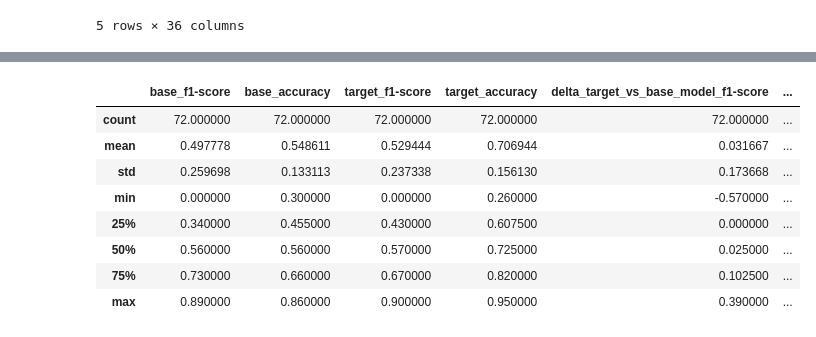
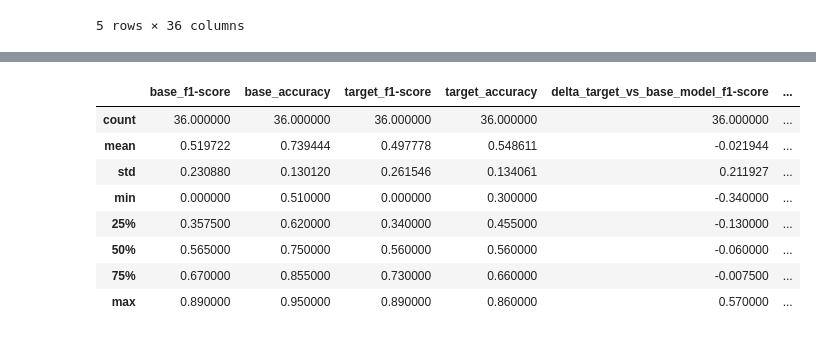
Before and after one commit to elangovana/uncertainty-paper-code, a Jupyter notebook: notebooks/gemni2_vs_3_analysis.ipynb, the cells around one changed output, grey strips where cells are left out. Saved outputs shown, nothing was run; the diff lists cells and outputs as text; code cells hidden in the pictures.

```diff
--- a/notebooks/gemni2_vs_3_analysis.ipynb
+++ b/notebooks/gemni2_vs_3_analysis.ipynb
@@ -58,35 +81,35 @@ pd_gpt_51.head()
 # %%
 
-def df_compare_scores(df_base_model, df_target_model ):
+def df_compare_scores( df_target_model, df_base_model ):
     df_compare_scores = pd.DataFrame()
     df_compare_scores["base_f1-score"]=df_base_model["model_f1-score"]
     df_compare_scores["base_accuracy"]=df_base_model["model_accuracy"]
 
     df_compare_scores["target_f1-score"]=df_target_model["model_f1-score"]
     df_compare_scores["target_accuracy"]=df_target_model["model_accuracy"]
 
     df_compare_scores["delta_target_vs_base_model_f1-score"]= df_compare_scores["target_f1-score"] - df_compare_scores["base_f1-score"]
     df_compare_scores["delta_target_vs_base_model_accuracy"]= df_compare_scores["target_accuracy"]-df_compare_scores["base_accuracy"]
 
     return df_compare_scores
 
-scores_df = pd.concat([df_compare_scores(pd_gemini_2, pd_gemini_3), df_compare_scores(pd_gemini_2, pd_gpt_51)])
+scores_df = df_compare_scores(pd_gemini_2, pd_gemini_3)
 
 
 
 # F1
 
 scores_df.describe()
 # %% [output]
 |  | base_f1-score | base_accuracy | target_f1-score | target_accuracy | delta_target_vs_base_model_f1-score | ... |
-| count | 72.000000 | 72.000000 | 72.000000 | 72.000000 | 72.000000 | ... |
-| mean | 0.497778 | 0.548611 | 0.529444 | 0.706944 | 0.031667 | ... |
-| std | 0.259698 | 0.133113 | 0.237338 | 0.156130 | 0.173668 | ... |
-| min | 0.000000 | 0.300000 | 0.000000 | 0.260000 | -0.570000 | ... |
-| 25% | 0.340000 | 0.455000 | 0.430000 | 0.607500 | 0.000000 | ... |
-| 50% | 0.560000 | 0.560000 | 0.570000 | 0.725000 | 0.025000 | ... |
-| 75% | 0.730000 | 0.660000 | 0.670000 | 0.820000 | 0.102500 | ... |
-| max | 0.890000 | 0.860000 | 0.900000 | 0.950000 | 0.390000 | ... |
+| count | 36.000000 | 36.000000 | 36.000000 | 36.000000 | 36.000000 | ... |
+| mean | 0.519722 | 0.739444 | 0.497778 | 0.548611 | -0.021944 | ... |
+| std | 0.230880 | 0.130120 | 0.261546 | 0.134061 | 0.211927 | ... |
+| min | 0.000000 | 0.510000 | 0.000000 | 0.300000 | -0.340000 | ... |
+| 25% | 0.357500 | 0.620000 | 0.340000 | 0.455000 | -0.130000 | ... |
+| 50% | 0.565000 | 0.750000 | 0.560000 | 0.560000 | -0.060000 | ... |
+| 75% | 0.670000 | 0.855000 | 0.730000 | 0.660000 | -0.007500 | ... |
+| max | 0.890000 | 0.950000 | 0.890000 | 0.860000 | 0.570000 | ... |
 # %%
 import sys
 sys.path.append("../src/medical_uncertainty")
```
Also changed, not shown: parts of 10 cells of this notebook, 1 other file.
